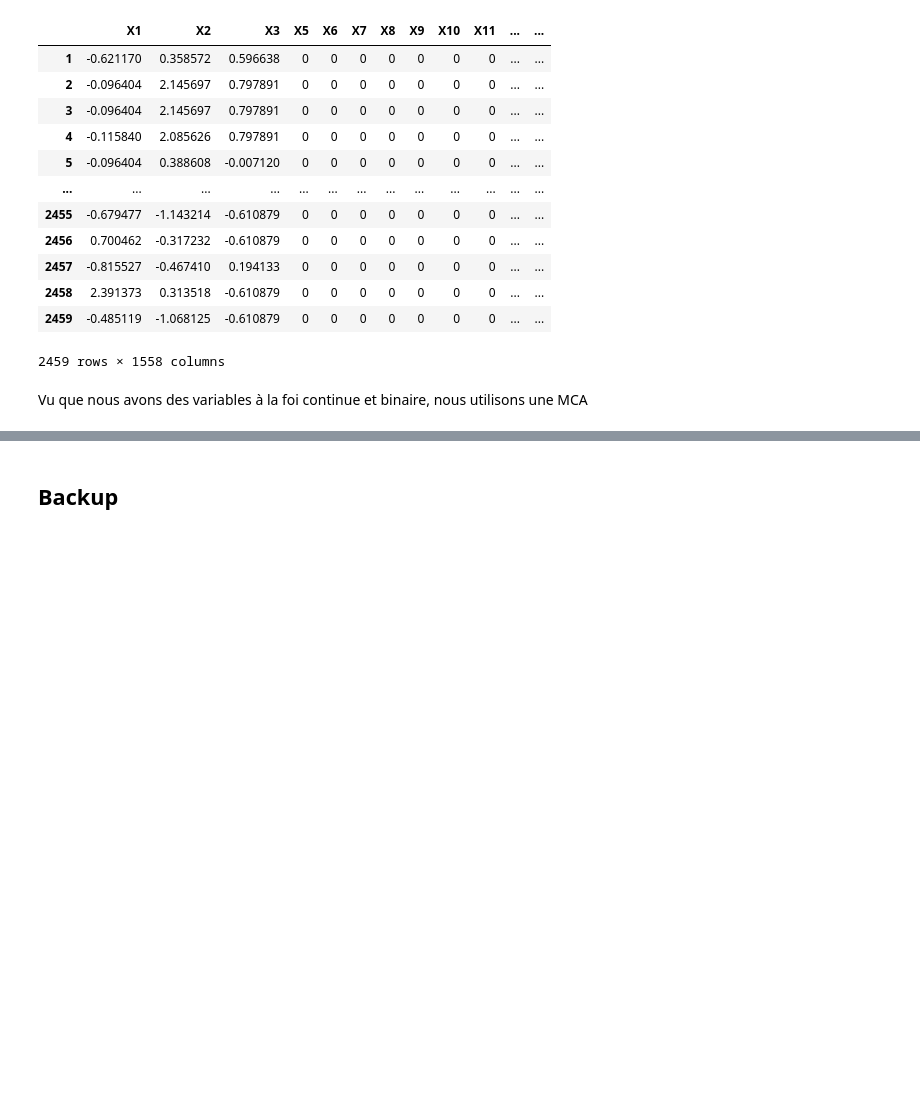
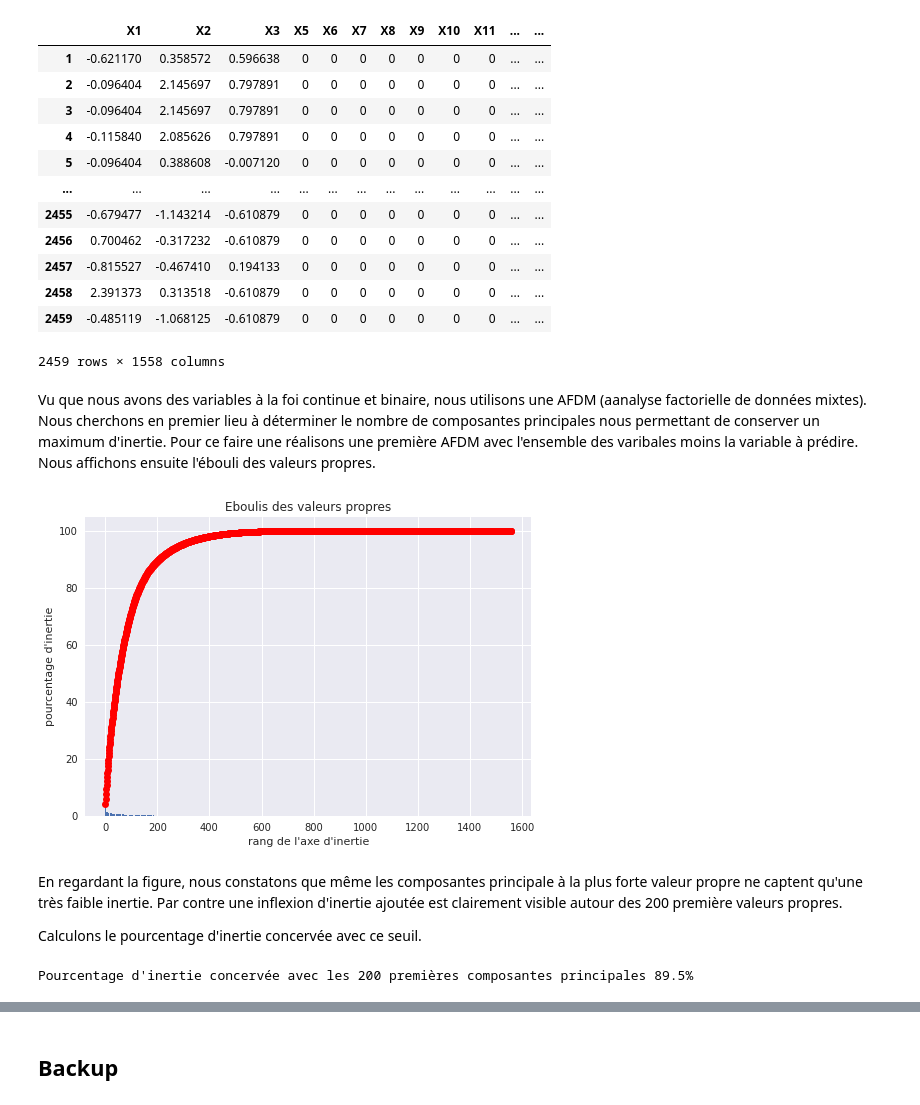
Before and after one commit to cedricsoares/cnam-sta211-entreposage-et-fouille-de-donnees-projet-final, a Jupyter notebook: exploration.ipynb, the cells around one changed output, grey strips where cells are left out. Saved outputs shown, nothing was run; the diff lists cells and outputs as text; code cells hidden in the pictures; blank space fills up the shorter version.

Commit message:
Réduction des dimensions avec FAMD terminée

```diff
--- a/exploration.ipynb
+++ b/exploration.ipynb
@@ -473,5 +473,38 @@ standardized_data
 | 2458 | 2.391373 | 0.313518 | -0.610879 | 0 | 0 | 0 | 0 | 0 | 0 | 0 | ... | ... |
 | 2459 | -0.485119 | -1.068125 | -0.610879 | 0 | 0 | 0 | 0 | 0 | 0 | 0 | ... | ... |
 2459 rows × 1558 columns
-# %% [markdown]
-Vu que nous avons des variables à la foi continue et binaire, nous utilisons une MCA
+# %% [markdown]
+Vu que nous avons des variables à la foi continue et binaire, nous utilisons une AFDM (aanalyse factorielle de données mixtes). Nous cherchons en premier lieu à déterminer le nombre de composantes principales nous permettant de conserver un maximum d'inertie. Pour ce faire une réalisons une première AFDM avec l'ensemble des varibales moins la variable à prédire. Nous affichons ensuite l'ébouli des valeurs propres.
+# %%
+n_comp = len(data.iloc[:,:-1].columns)
+
+import prince
+famd = prince.FAMD(
+n_components= n_comp,
+n_iter=3,
+copy=True,
+check_input=True,
+engine='auto',
+random_state=42)
+famd = famd.fit(standardized_data)
+
+def display_scree_plot(pca):
+    scree = pca.explained_inertia_*100
+    plt.bar(np.arange(len(scree))+1, scree)
+    plt.plot(np.arange(len(scree))+1, scree.cumsum(),c="red",marker='o')
+    plt.xlabel("rang de l'axe d'inertie")
+    plt.ylabel("pourcentage d'inertie")
+    plt.title("Eboulis des valeurs propres")
+    plt.show(block=False)
+
+display_scree_plot(famd)
+# %% [output]
+[figure, added]
+# %% [markdown]
+ En regardant la figure, nous constatons que même les composantes principale à la plus forte valeur propre ne captent qu'une très faible inertie. Par contre une inflexion d'inertie ajoutée est clairement visible autour des 200 première valeurs propres.
+
+ Calculons le pourcentage d'inertie concervée avec ce seuil.
+# %%
+print(f"Pourcentage d'inertie concervée avec les 200 premières composantes principales {round(famd.explained_inertia_[0:200].sum()*100,2)}%")
+# %% [output]
+Pourcentage d'inertie concervée avec les 200 premières composantes principales 89.5%
```
Also changed, not shown: parts of 2 cells of this notebook.
